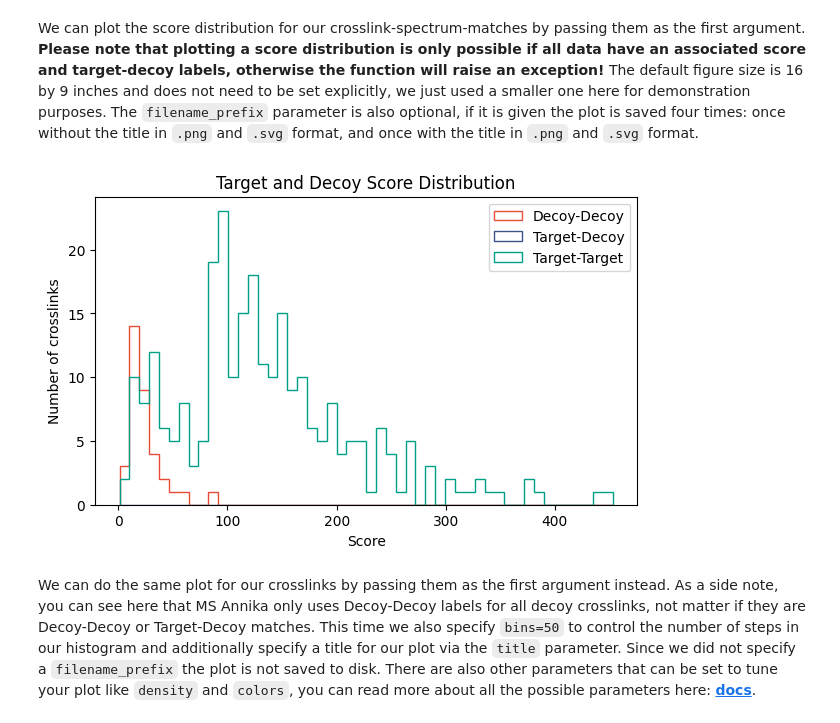
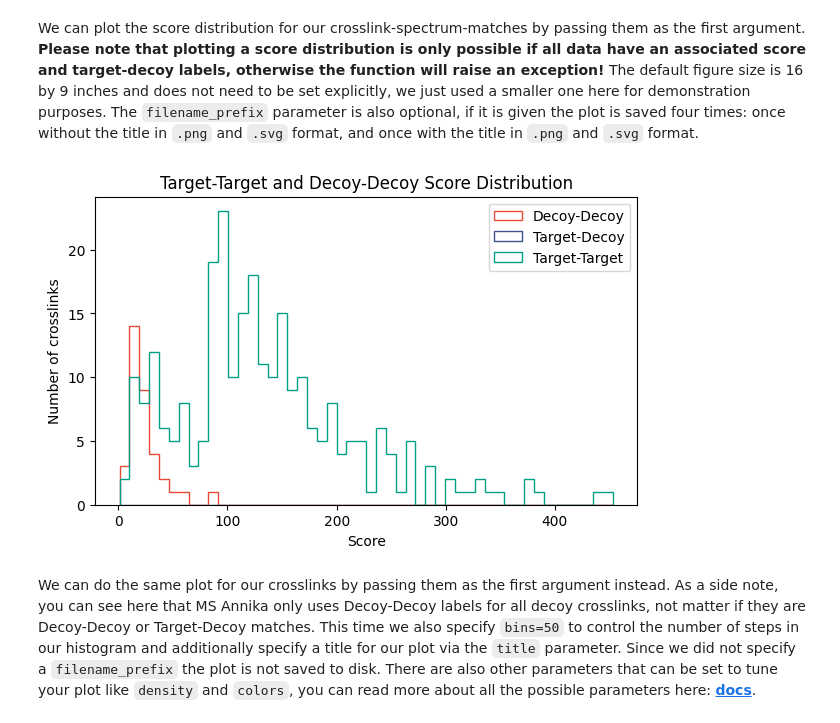
Before and after one commit to hgb-bin-proteomics/pyXLMS, a Jupyter notebook: examples/plotting/plot_score_distribution.ipynb, the cells around one changed output. Saved outputs shown, nothing was run; the diff lists cells and outputs as text; code cells hidden in the pictures.

Commit message:
add title param

```diff
--- a/examples/plotting/plot_score_distribution.ipynb
+++ b/examples/plotting/plot_score_distribution.ipynb
@@ -32,10 +32,11 @@ We can plot the score distribution for our crosslink-spectrum-matches by passing
 # %%
 fig, ax = plotting.plot_score_distribution(
     parser_result["crosslinks"],
     bins=50,
+    title="Target-Target and Decoy-Decoy Score Distribution",
     figsize=(7.0, 4.0),
 )
 # %% [output]
-[figure, old version]
+[figure, new version]
 # %% [markdown]
 We can do the same plot for our crosslinks by passing them as the first argument instead. As a side note, you can see here that MS Annika only uses Decoy-Decoy labels for all decoy crosslinks, not matter if they are Decoy-Decoy or Target-Decoy matches. This time we also specify `bins=50` to control the number of steps in our histogram and additionally specify a title for our plot via the `title` parameter. Since we did not specify a `filename_prefix` the plot is not saved to disk. There are also other parameters that can be set to tune your plot like `density` and `colors`, you can read more about all the possible parameters here: [**docs**](https://hgb-bin-proteomics.github.io/pyXLMS/pyXLMS.plotting.html#pyXLMS.plotting.plot_score_distribution.plot_score_distribution).
```
Also changed, not shown: parts of 1 cell of this notebook.
